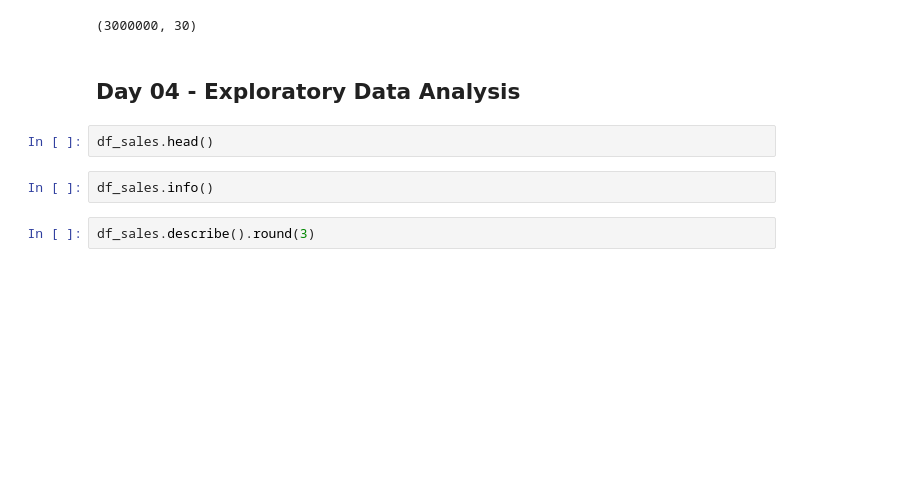
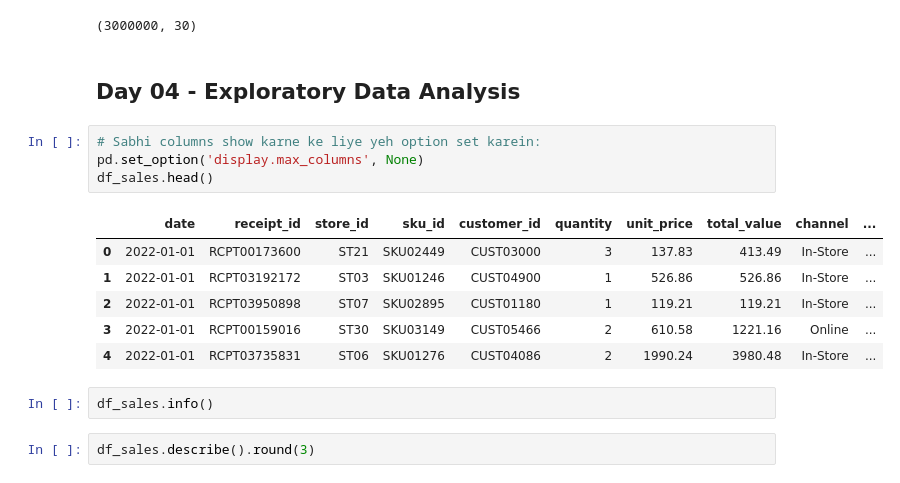
Before and after one commit to Rayyan-DevSpace/Zidio-Data-Science-Analytics-Internship, a Jupyter notebook: 04_Data_Visualization_&_Analysis.ipynb, the cells around one changed output. Cells and saved outputs as stored; diff of their text form; blank space fills up the shorter version.

```diff
--- a/04_EDA_Analysis.ipynb
+++ b/04_Data_Visualization_&_Analysis.ipynb
@@ -89,8 +89,17 @@ df_sales.shape
 (3000000, 30)
 # %% [markdown]
 ## **Day 04 - Exploratory Data Analysis**
-# %%
-df_sales.head()
+# %%
+# Sabhi columns show karne ke liye yeh option set karein:
+pd.set_option('display.max_columns', None)
+df_sales.head()
+# %% [output]
+|  | date | receipt_id | store_id | sku_id | customer_id | quantity | unit_price | total_value | channel | ... |
+| 0 | 2022-01-01 | RCPT00173600 | ST21 | SKU02449 | CUST03000 | 3 | 137.83 | 413.49 | In-Store | ... |
+| 1 | 2022-01-01 | RCPT03192172 | ST03 | SKU01246 | CUST04900 | 1 | 526.86 | 526.86 | In-Store | ... |
+| 2 | 2022-01-01 | RCPT03950898 | ST07 | SKU02895 | CUST01180 | 1 | 119.21 | 119.21 | In-Store | ... |
+| 3 | 2022-01-01 | RCPT00159016 | ST30 | SKU03149 | CUST05466 | 2 | 610.58 | 1221.16 | Online | ... |
+| 4 | 2022-01-01 | RCPT03735831 | ST06 | SKU01276 | CUST04086 | 2 | 1990.24 | 3980.48 | In-Store | ... |
 # %%
 df_sales.info()
 # %%
```
Also changed, not shown: parts of 6 cells of this notebook, 2 other files.
